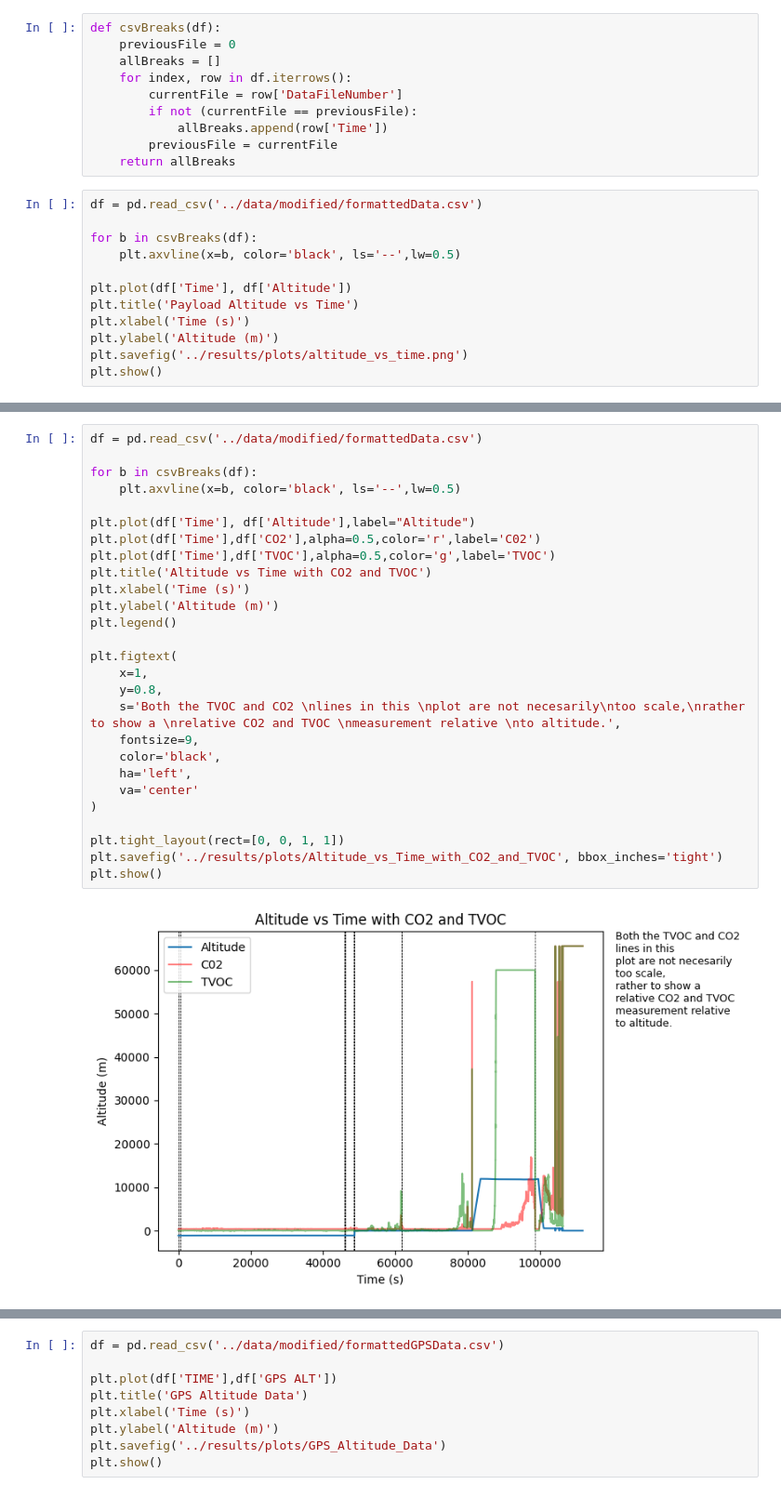
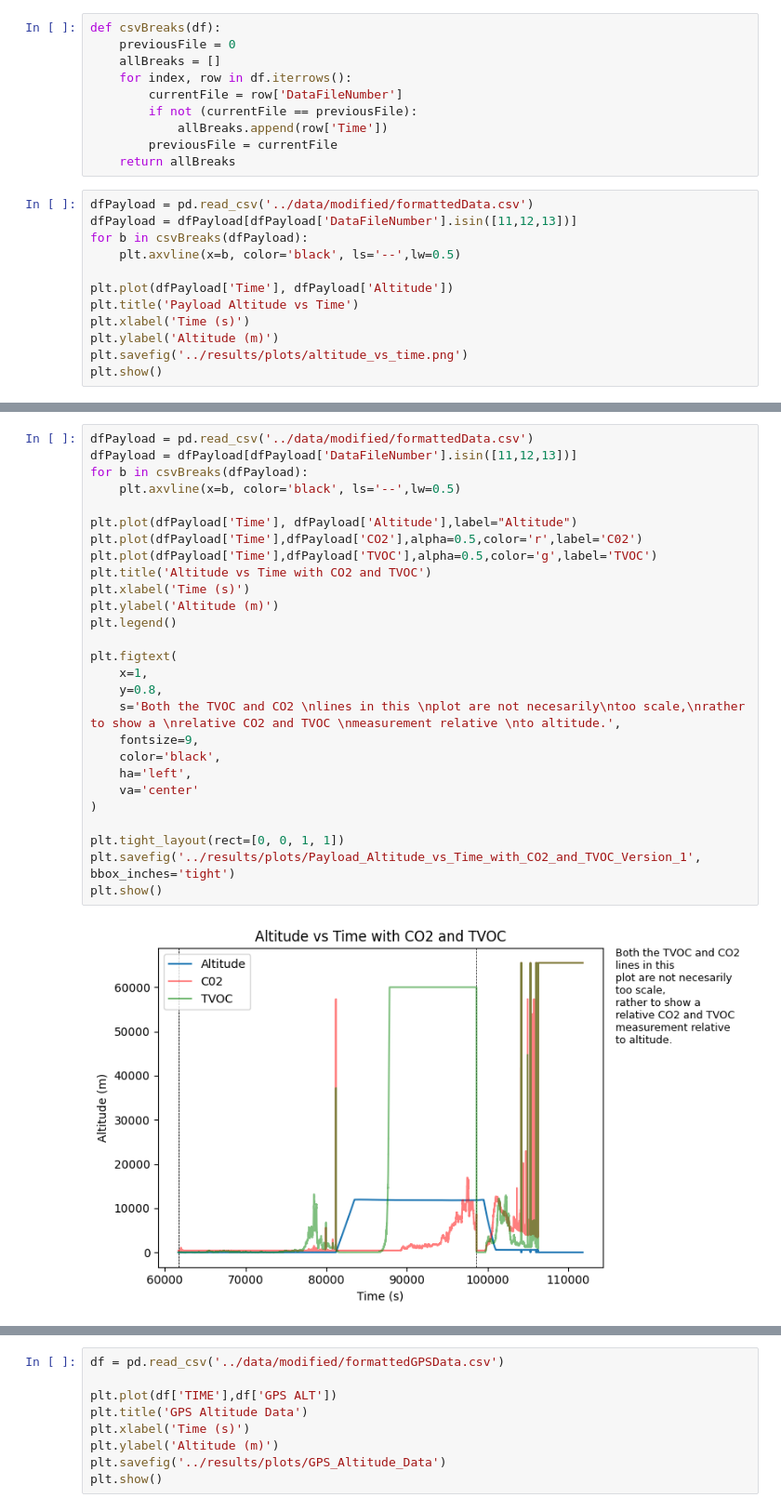
Before and after one commit to DexterBinary/HAB_Data_Analysis_2024, a Jupyter notebook: notebooks/analysis.ipynb, the cells around one changed output, grey strips where cells are left out. Shown: that part at 93% size. Drawn from its saved outputs; the diff is of its cells as text.

Commit message:
Filtered data views

```diff
--- a/notebooks/analysis.ipynb
+++ b/notebooks/analysis.ipynb
@@ -17,12 +25,12 @@ def csvBreaks(df):
         previousFile = currentFile
     return allBreaks
 # %%
-df = pd.read_csv('../data/modified/formattedData.csv')
-
-for b in csvBreaks(df):
+dfPayload = pd.read_csv('../data/modified/formattedData.csv')
+dfPayload = dfPayload[dfPayload['DataFileNumber'].isin([11,12,13])]
+for b in csvBreaks(dfPayload):
 	plt.axvline(x=b, color='black', ls='--',lw=0.5)
 
-plt.plot(df['Time'], df['Altitude'])
+plt.plot(dfPayload['Time'], dfPayload['Altitude'])
 plt.title('Payload Altitude vs Time')
 plt.xlabel('Time (s)')
 plt.ylabel('Altitude (m)')
@@ -33,29 +41,29 @@ plt.show()
 # %%
-df = pd.read_csv('../data/modified/formattedData.csv')
-
-for b in csvBreaks(df):
+dfPayload = pd.read_csv('../data/modified/formattedData.csv')
+dfPayload = dfPayload[dfPayload['DataFileNumber'].isin([11,12,13])]
+for b in csvBreaks(dfPayload):
     plt.axvline(x=b, color='black', ls='--',lw=0.5)
 
-plt.plot(df['Time'], df['Altitude'],label="Altitude")
-plt.plot(df['Time'],df['CO2'],alpha=0.5,color='r',label='C02')
-plt.plot(df['Time'],df['TVOC'],alpha=0.5,color='g',label='TVOC')
+plt.plot(dfPayload['Time'], dfPayload['Altitude'],label="Altitude")
+plt.plot(dfPayload['Time'],dfPayload['CO2'],alpha=0.5,color='r',label='C02')
+plt.plot(dfPayload['Time'],dfPayload['TVOC'],alpha=0.5,color='g',label='TVOC')
 plt.title('Altitude vs Time with CO2 and TVOC')
 plt.xlabel('Time (s)')
 plt.ylabel('Altitude (m)')
 plt.legend()
 
 plt.figtext(
     x=1,
     y=0.8,
     s='Both the TVOC and CO2 \nlines in this \nplot are not necesarily\ntoo scale,\nrather to show a \nrelative CO2 and TVOC \nmeasurement relative \nto altitude.',
     fontsize=9,
     color='black',
     ha='left',
     va='center'
 )
 
 plt.tight_layout(rect=[0, 0, 1, 1])
-plt.savefig('../results/plots/Altitude_vs_Time_with_CO2_and_TVOC', bbox_inches='tight')
+plt.savefig('../results/plots/Payload_Altitude_vs_Time_with_CO2_and_TVOC_Version_1', bbox_inches='tight')
 plt.show()
 # %% [output]
-[figure, old version]
+[figure, new version]
```
Also changed, not shown: parts of 6 cells of this notebook, 4 other files.
